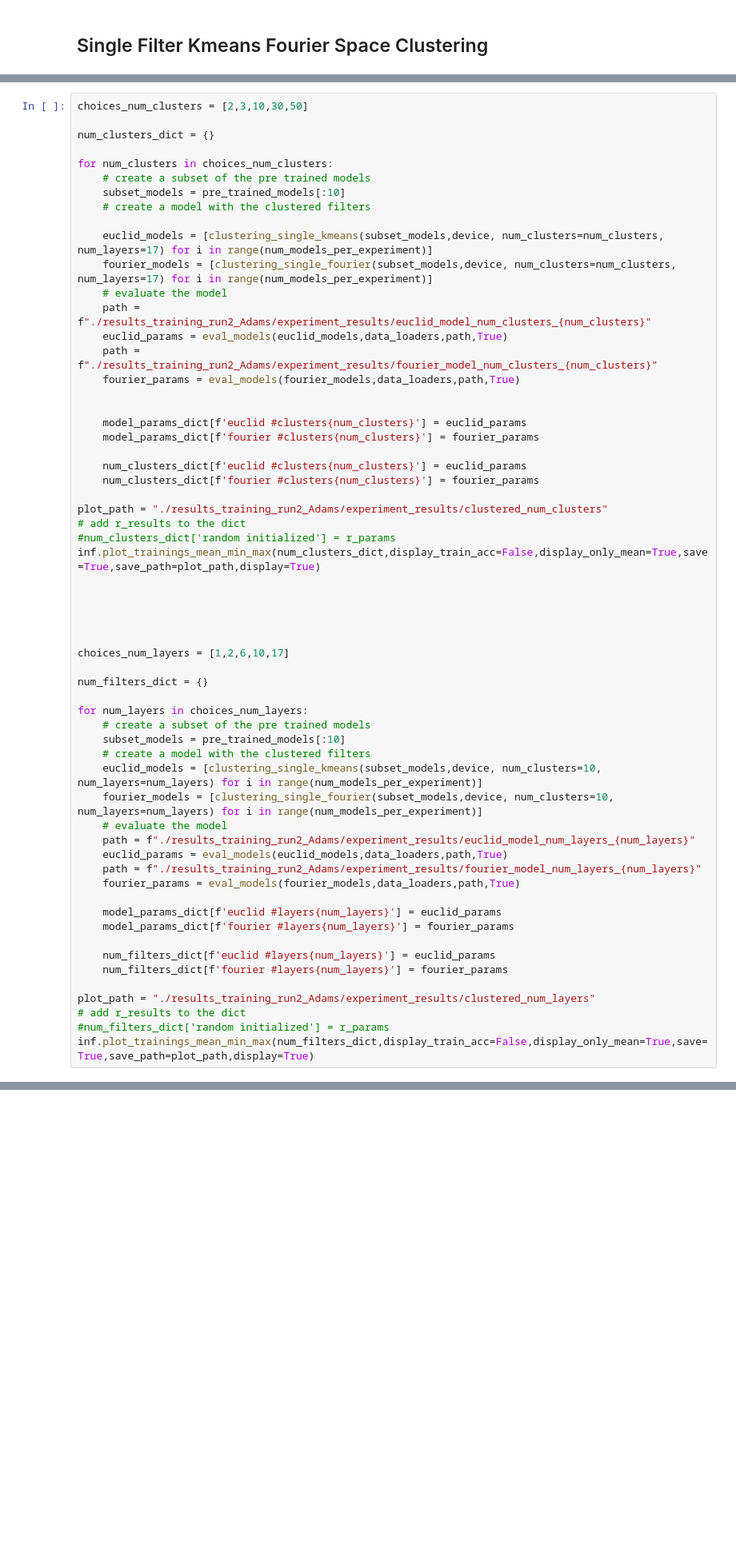
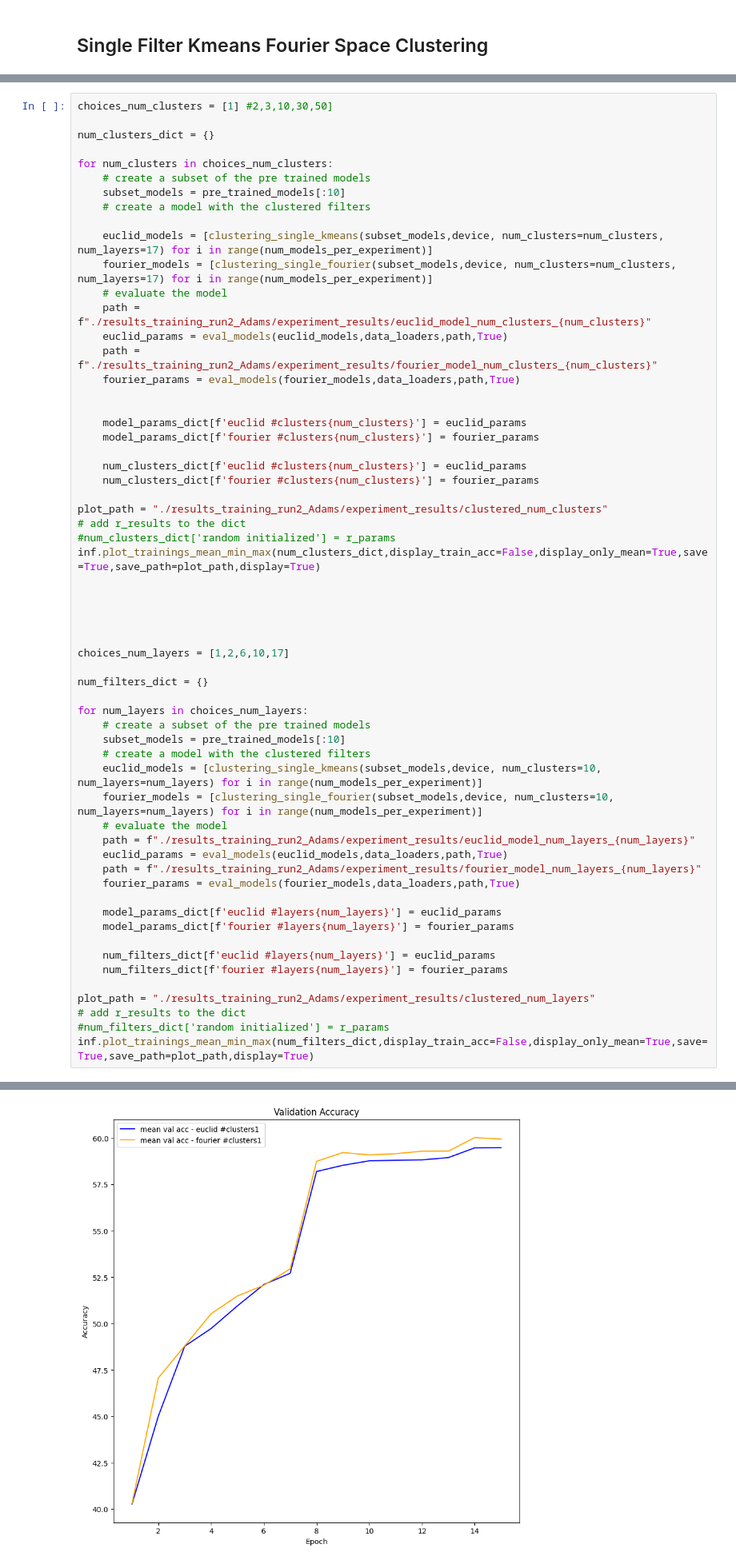
Before and after one commit to janulm/deep-learning-advanced-initialization, a Jupyter notebook: Custom_ResNet18_Experiments.ipynb, the cells around one changed output, grey strips where cells are left out. Shown at 80% size. Drawn from its saved outputs; the diff is of its cells as text; blank space fills up the shorter version.

Commit message:
plots

```diff
--- a/Custom_ResNet18_Experiments.ipynb
+++ b/Custom_ResNet18_Experiments.ipynb
@@ -631,7 +632,7 @@ Using 20 models to create filters
 
 For this experiment the model is initialized with all filter layers and using 10 pretrained models.
 # %%
-choices_num_clusters = [2,3,10,30,50]
+choices_num_clusters = [1] #2,3,10,30,50]
 
 num_clusters_dict = {}
 
@@ -674,32 +675,33 @@ for num_layers in choices_num_layers:
     # create a model with the clustered filters
     euclid_models = [clustering_single_kmeans(subset_models,device, num_clusters=10, num_layers=num_layers) for i in range(num_models_per_experiment)]
     fourier_models = [clustering_single_fourier(subset_models,device, num_clusters=10, num_layers=num_layers) for i in range(num_models_per_experiment)]
     # evaluate the model
     path = f"./results_training_run2_Adams/experiment_results/euclid_model_num_layers_{num_layers}"
     euclid_params = eval_models(euclid_models,data_loaders,path,True)
     path = f"./results_training_run2_Adams/experiment_results/fourier_model_num_layers_{num_layers}"
     fourier_params = eval_models(fourier_models,data_loaders,path,True)
 
     model_params_dict[f'euclid #layers{num_layers}'] = euclid_params
     model_params_dict[f'fourier #layers{num_layers}'] = fourier_params
 
     num_filters_dict[f'euclid #layers{num_layers}'] = euclid_params
     num_filters_dict[f'fourier #layers{num_layers}'] = fourier_params
 
 plot_path = "./results_training_run2_Adams/experiment_results/clustered_num_layers"
 # add r_results to the dict
 #num_filters_dict['random initialized'] = r_params
 inf.plot_trainings_mean_min_max(num_filters_dict,display_train_acc=False,display_only_mean=True,save=True,save_path=plot_path,display=True)
 # %% [output]
 Using 10 models to create filters
 Using 10 models to create filters
 Using 10 models to create filters
 Using 10 models to create filters
 Using 10 models to create filters
 Using 10 models to create filters
 Using 10 models to create filters
 Using 10 models to create filters
 Using 10 models to create filters
 Using 10 models to create filters
+[figure, new version]
 Using 10 models to create filters
 Using 10 models to create filters
```
Also changed, not shown: parts of 2 cells of this notebook, 15 other files.
